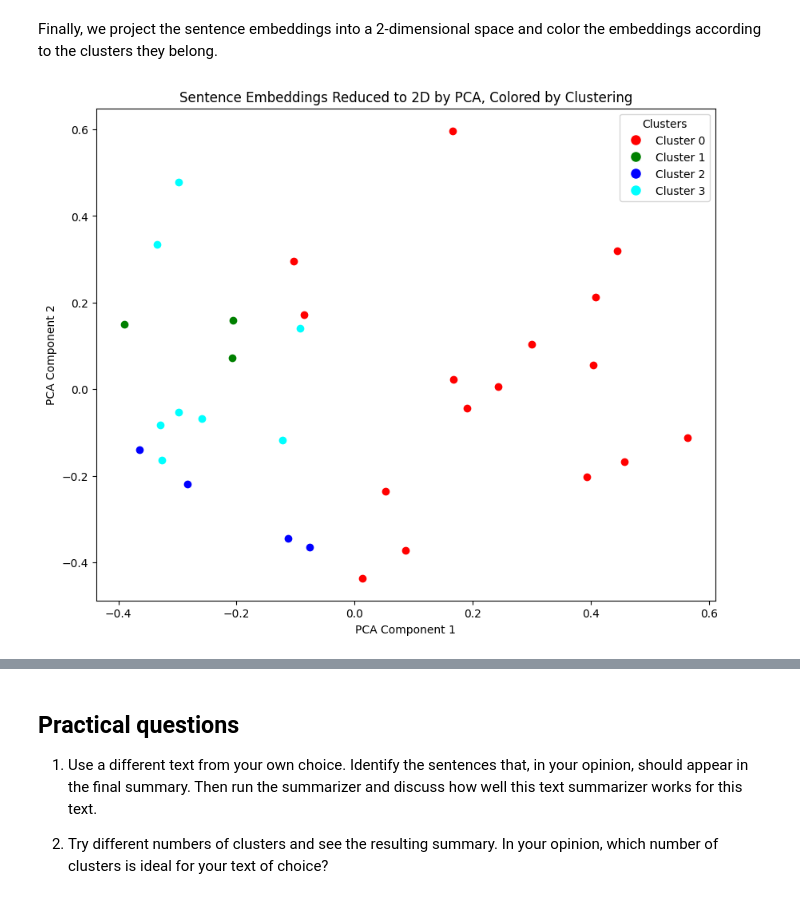
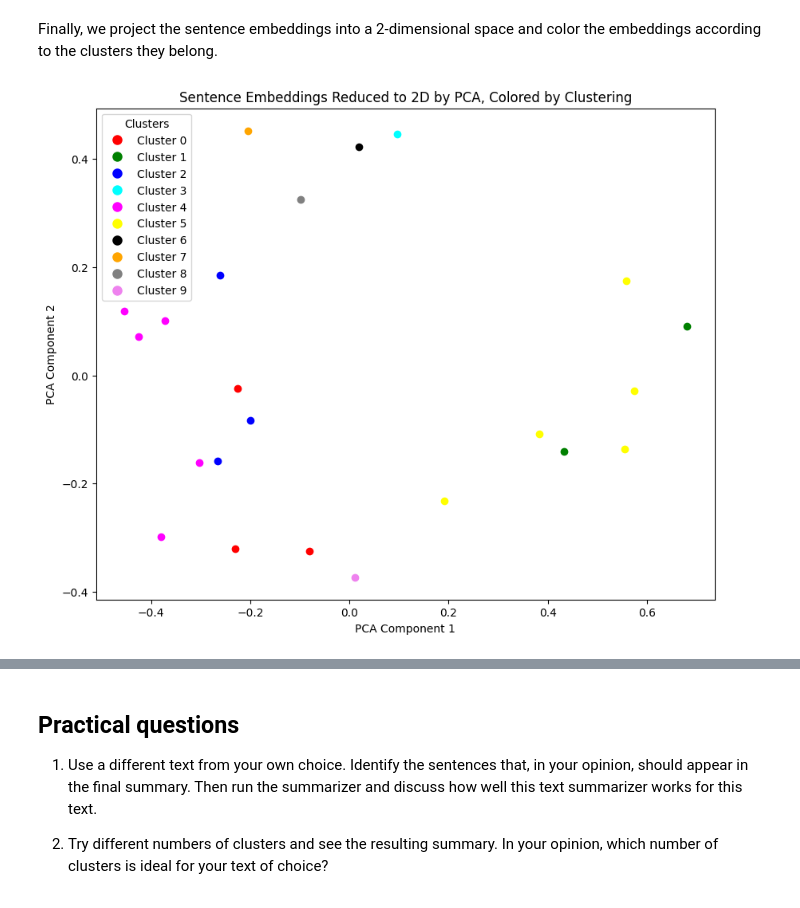
Before and after one commit to sramponi86/CAS_AIS_Text_Summarization, a Jupyter notebook: CAS_ExtractiveSummarization_WIP.ipynb, the cells around one changed output, grey strips where cells are left out. Saved outputs shown, nothing was run; the diff lists cells and outputs as text; code cells hidden in the pictures.

```diff
--- a/CAS_ExtractiveSummarization_WIP.ipynb
+++ b/CAS_ExtractiveSummarization_WIP.ipynb
@@ -147,6 +145,15 @@ personal_text = ""
+# %%
+personal_text = "The Africa Biofortified Sorghum Project is aimed at resolving the problem of hunger and malnutrition. Also, food security contributes to poverty eradication and the support of economic well-being and development. Therefore, the more general aim of the project was to improve the quality of life in Africa and ensure its sustainable development. \
+Food security is not always easily achieved in many African countries, where agriculture has to deal with climate specifics including heat and droughts. Despite its rather low nutritional value, sorghum is tolerant to these conditions, which makes it a typical and even “staple” dietary product for many African countries, including Ethiopia and Sudan (Mastandrea, 2009, p. 111). \
+As a result, improving this crop was deemed a suitable strategy for enhancing food stability in Africa. Given the fact that the majority of the African population cannot afford dietary supplements, the improvement of a staple food appears to be a wise choice. \
+To successfully deliver the program, modern scientific technology and infrastructure for its transfer were required. Also, education for the stakeholders, as well as other means of providing an enabling environment for the change, was necessary. Both of these requirements also needed funding. No single organization could produce all these factors, which is why an alliance was formed to plan and implement the project. \
+The project was created by the Africa Harvest Biotech Foundation International that worked in alliance with a number of “private, public and academic organizations” and received funding from the Bill & Melinda Gates Foundation (Mastandrea, 2009, p. 112). The challenge of organizing the collaboration of the organizations was successfully resolved, and a structure for teamwork was developed. Despite this, the partners “found it challenging” to ensure the engagement of stakeholders, their communication, and the information flow between them (Mastandrea, 2009, p. 113). \
+In particular, language and cultural barriers were met in Burkina Faso, but means of resolving them (meetings, training) were found. The political aspect of the work was also challenging: before encountering some difficulties with the permits for the experiments, the organizations had not actively sought the support of governmental figures or the society. The lessons were learned, and the project worked towards ensuring information exchange and vital stakeholder engagement and education. Also, the project found that the best way to motivate stakeholders consists in demonstrating them tangible results. \
+The challenges related to the technological part of the project have been appropriately met. The transformation system that was developed for the plant became a useful contribution to the bulk of knowledge of genetic engineering, and it can be used for future projects. In general, I think that the project can indeed be replicated in other countries that suffer from a similar issue because similar problems require similar solutions. However, if it is adjusted, it will be more likely to bring positive results in specific settings that can be different. Also, the implementation lessons and the example of the partnership of public and private organizations from various regions can be of use for future projects. \
+"
 # %% [markdown]
 The next cell applies the previously defined `split` function to our text and prints the individual sentences, allowing us to see how the text has been divided.
 # %%
-sentences = split(text)
+sentences = split(personal_text)#text)
 print("\n\n".join(sentences))
 # %% [output]
@@ -203,7 +205,7 @@ This section clusters the sentence embeddings into groups using KMeans clusterin
 # %%
 from sklearn.cluster import KMeans
 
-k = 4
+k = 10#4
 
 kmeans = KMeans(n_clusters=k, n_init="auto")
 cluster_ids = kmeans.fit_predict(sentence_embeddings)
@@ -311,34 +313,34 @@ Finally, we project the sentence embeddings into a 2-dimensional space and color
 # %%
 # Import necessary libraries for PCA and plotting
 from sklearn.decomposition import PCA
 import matplotlib.pyplot as plt
 
 # Initialize PCA to reduce to 2 dimensions
 pca = PCA(n_components=2)
 
 # Apply PCA to the sentence embeddings
 sentence_embeddings_2d = pca.fit_transform(sentence_embeddings)
 
 # Prepare colors; if you have more than 8 clusters, extend this list of colors
-colors = ['red', 'green', 'blue', 'cyan', 'magenta', 'yellow', 'black', 'orange']
+colors = ['red', 'green', 'blue', 'cyan', 'magenta', 'yellow', 'black', 'orange', 'grey', 'violet']
 
 # Plot each sentence embedding in the 2D space, colored by its cluster
 plt.figure(figsize=(10, 8))  # Set the figure size
 for i, embedding in enumerate(sentence_embeddings_2d):
     plt.scatter(embedding[0], embedding[1], color=colors[cluster_ids[i]], label=f'Cluster {cluster_ids[i]}')
 
 # Optional: add a legend. This might make the plot crowded if there are many points.
 # To improve the legend, we're creating custom legend entries to avoid duplicates
 from matplotlib.lines import Line2D
 legend_elements = [Line2D([0], [0], marker='o', color='w', markerfacecolor=col, markersize=10, label=f'Cluster {i}') for i, col in enumerate(colors[:k])]
 plt.legend(handles=legend_elements, loc='best', title="Clusters")
 
 plt.title('Sentence Embeddings Reduced to 2D by PCA, Colored by Clustering')
 plt.xlabel('PCA Component 1')
 plt.ylabel('PCA Component 2')
 plt.show()
 # %% [output]
-[figure, old version]
+[figure, new version]
 # %%
 print('Summary sentences:\n')
 for i, sent in enumerate(extractive_summary_sentences, start=1):
```
Also changed, not shown: parts of 5 cells of this notebook.
